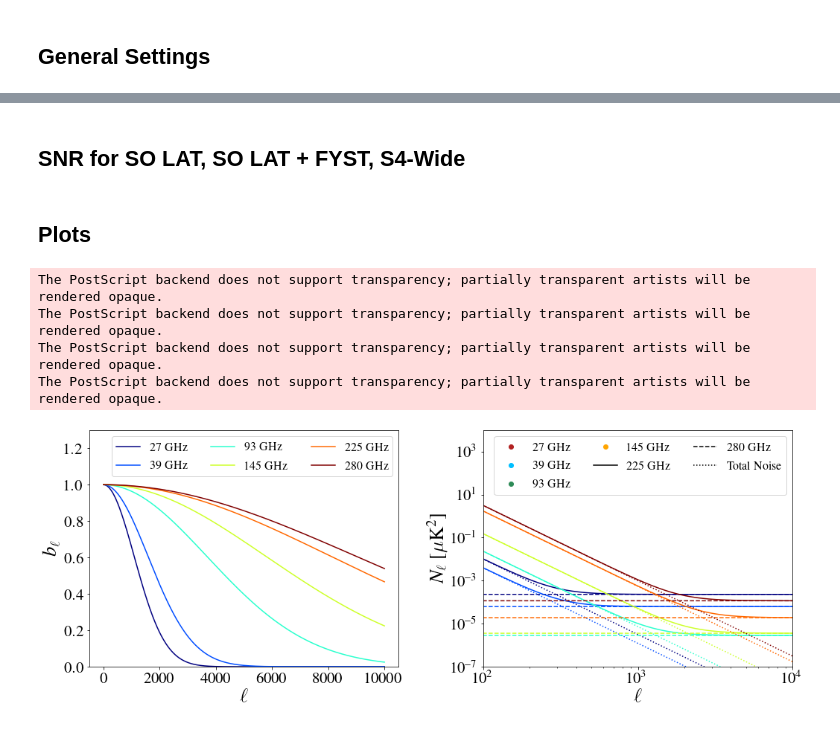
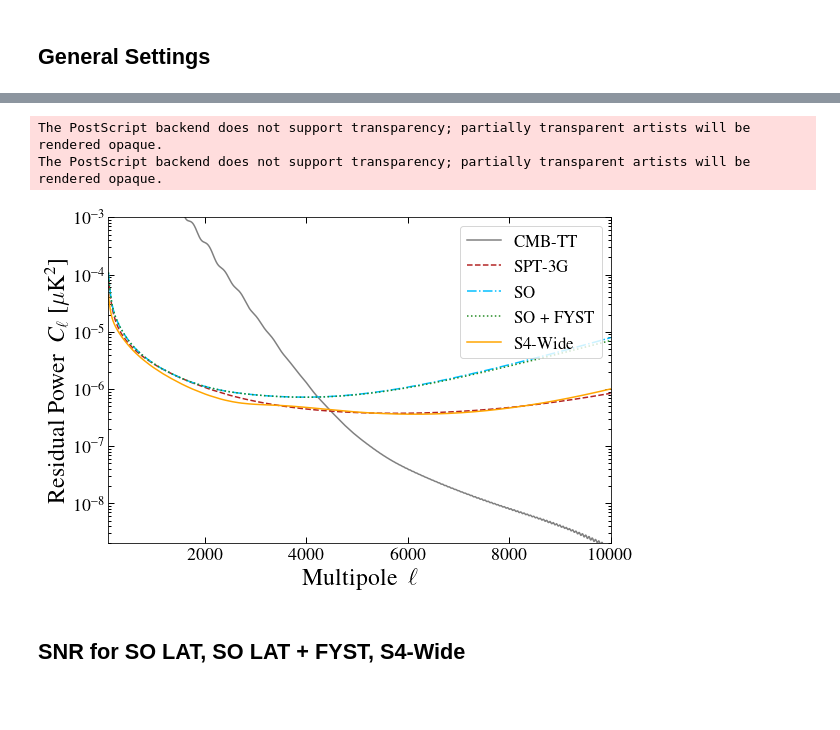
Before and after one commit to s6kelevy/cmb_lensing, a Jupyter notebook: forecasts.ipynb, the cells around one changed output, grey strips where cells are left out. Saved outputs shown, nothing was run; the diff lists cells and outputs as text; code cells hidden in the pictures; blank space fills up the shorter version.

```diff
--- a/forecasts.ipynb
+++ b/forecasts.ipynb
@@ -16,7 +16,7 @@ rc('text.latex',preamble=r'\usepackage{/Volumes/Extreme_SSD/codes/master_thesis/
 from matplotlib.lines import Line2D
 sz_ft = 18
 sz_lb = 18
-color_arr = ['firebrick', 'deepskyblue', 'seagreen', 'orange']
+color_arr = ['firebrick', 'deepskyblue', 'forestgreen', 'orange']
 from tqdm import tqdm
 import cosmo
 import lensing_estimator
@@ -42,16 +45,16 @@ cluster = [2e14, cosmo.concentration_parameter(2e14, z, 0.674), z]
 l, bl = exp.beam_power_spectrum(beam_fwhm = 1.4)
 mass_int = np.arange(0, 4, 0.1)
 # %%
-l, cl_residual_spt_3g, res_ilc_dic_spt_3g, weights_arr_spt_3g = ilc.residuals_and_weights(components = 'all', experiment = 'spt_3g', cov_from_sims = True)
+l, cl_residual_spt_3g, res_ilc_dic_spt_3g, weights_arr_spt_3g = ilc.residuals_and_weights(final_component = 'tsz', components = 'all', experiment = 'spt_3g', cov_from_sims = True)
 cl_noise_spt_3g =  cl_residual_spt_3g
 
-l, cl_residual_so, res_ilc_dic_so, weights_arr_so = ilc.residuals_and_weights(components = 'all', experiment = 'so_lat', cov_from_sims = True)
+l, cl_residual_so, res_ilc_dic_so, weights_arr_so = ilc.residuals_and_weights(final_component = 'tsz', components = 'all', experiment = 'so_lat', cov_from_sims = True)
 cl_noise_so =  cl_residual_so
 
-l, cl_residual_fyst, res_ilc_dic_fyst, weights_arr_fyst = ilc.residuals_and_weights(components = 'all', experiment = 'so_lat_fyst', cov_from_sims = True)
+l, cl_residual_fyst, res_ilc_dic_fyst, weights_arr_fyst = ilc.residuals_and_weights(final_component = 'tsz', components = 'all', experiment = 'so_lat_fyst', cov_from_sims = True)
 cl_noise_fyst =  cl_residual_fyst
 
-l, cl_residual_s4wide, res_ilc_dic_s4wide, weights_arr_s4wide = ilc.residuals_and_weights(components = 'all', experiment = 's4wide', cov_from_sims = True)
+l, cl_residual_s4wide, res_ilc_dic_s4wide, weights_arr_s4wide = ilc.residuals_and_weights(final_component = 'tsz', components = 'all', experiment = 's4wide', cov_from_sims = True)
 cl_noise_s4wide =  cl_residual_s4wide
 
 cl_residuals = [cl_residual_spt_3g, cl_residual_so, cl_residual_fyst, cl_residual_s4wide]
@@ -58,3 +82,26 @@ cl_residuals = [cl_residual_spt_3g, cl_residual_so, cl_residual_fyst, cl_residua
+# %%
+fig, ax = plt.subplots(figsize=(9,6))
+
+ax.set_yscale('log')
+ax.plot(l, cl, label = 'CMB-TT', color = 'gray', ls = '-')
+ax.plot(l, cl_residual_spt_3g-res_ilc_dic_spt_3g['ksz'], label = 'SPT-3G', color = color_arr[0], ls = '--')
+ax.plot(l, cl_residual_so-res_ilc_dic_so['ksz'], label = 'SO', color = color_arr[1], ls = '-.')
+ax.plot(l, cl_residual_fyst-res_ilc_dic_fyst['ksz'], label = 'SO + FYST', color = color_arr[2], ls = ':')
+ax.plot(l, cl_residual_s4wide-res_ilc_dic_s4wide['ksz'], label = 'S4-Wide', color = color_arr[3], ls = '-')
+ax.set_ylabel('Residual Power '+r'$ \ C_\ell \ [\mu$'+'K'+r'$^2]$', fontsize = sz_ft+6)
+ax.set_xlabel('Multipole '+r' \ $\ell$', fontsize = sz_ft+6)
+#ax.tick_params(labelsize = sz_lb)
+ax.tick_params(direction='in', axis='both', length=6, width=1, which = 'major', top = 'on', bottom = 'on', left = 'on', right = 'on', labelsize = sz_lb)
+ax.tick_params(direction='in', axis='both', length=3, width=1, which = 'minor', top = 'on', bottom = 'on', left = 'on', right = 'on', labelsize = sz_lb)
+ax.set_xlim(100, 10000)
+ax.set_ylim(2e-9, 1e-3)
+ax.legend(loc = 1, ncol = 1, prop={'size': sz_lb-1})
+
+plt.savefig('/Volumes/Extreme_SSD/codes/master_thesis/code/figures/residuals.eps', dpi = 200.)
+# %% [output]
+The PostScript backend does not support transparency; partially transparent artists will be rendered opaque.
+The PostScript backend does not support transparency; partially transparent artists will be rendered opaque.
+[figure, added]
 # %% [markdown]
 ## SNR for SO LAT, SO LAT + FYST, S4-Wide
 # %%
@@ -222,5 +269,3 @@ snr_results += "{0:11.3f}".format(snr_s4wide) + "\n"
 file = open('/Volumes/Extreme_SSD/codes/master_thesis/code/results/snr.txt',"w")
 file.write(snr_results)
 file.close()
-# %% [markdown]
-## Plots
@@ -259,41 +271,0 @@ for freq in freq_arr:
-# %%
-fig, axarr = plt.subplots(1,2, figsize=(15,6))
-cmap = cm.jet
-color_grad = [cmap(int(d)) for d in np.linspace(0, 255, len(freq_arr))]
-
-for i in range(len(freq_arr)):
-    axarr[0].plot(l, beam_arr[i],  color = color_grad[i], label = str(freq_arr[i])+' GHz')
-axarr[0].set_xlabel(r'$\ell$', fontsize = sz_ft+9)
-axarr[0].set_ylabel(r'$b_{\ell}$', fontsize = sz_ft+9)
-axarr[0].set_ylim(0,1.3)
-axarr[0].tick_params(labelsize = sz_lb+3)
-axarr[0].legend(ncol = 3, prop={'size': sz_lb-2})
-
-for i in range(len(freq_arr)):
-    axarr[1].plot(l, noise_power_arr[i],  color = color_grad[i], ls = '-')
-    axarr[1].plot(l, noise_power_white_arr[i],  color = color_grad[i], ls = '--')
-    axarr[1].plot(l, noise_power_red_arr[i],  color = color_grad[i], ls = ':')
-
-axarr[1].set_ylabel(r'$N_{\ell}\ [\mu$'+'K'+r'$^2]$', fontsize = sz_ft+9)
-axarr[1].set_xlabel(r'$\ell$', fontsize = sz_ft+9)
-axarr[1].tick_params(labelsize = sz_lb+3)
-axarr[1].set_xscale('log')
-axarr[1].set_yscale('log')
-axarr[1].set_xlim(100, 10000)
-axarr[1].set_ylim(1e-7, 1e4)
-patches = [Line2D([0], [0], color = c, marker='o', ls = '') for c in color_arr]
-patches+= [Line2D([0], [0], color='black',linestyle='-')]
-patches+= [Line2D([0], [0], color='black',linestyle='--')]
-patches+= [Line2D([0], [0], color='black',linestyle=':')]
-labels = [str(freq_arr[0])+' GHz', str(freq_arr[1])+' GHz', str(freq_arr[2])+' GHz', str(freq_arr[3])+' GHz',
-          str(freq_arr[4])+' GHz', str(freq_arr[5])+' GHz','Total Noise', 'White Noise', 'Red Noise']
-axarr[1].legend(patches, labels, ncol = 3, prop={'size': sz_lb-2})
-
-fig.tight_layout(pad=3)
-fig.savefig('/Volumes/Extreme_SSD/codes/master_thesis/code/figures/beam_and_noise_so_lat.eps', dpi = 200, bbox_inches = 'tight')
-# %% [output]
-The PostScript backend does not support transparency; partially transparent artists will be rendered opaque.
-The PostScript backend does not support transparency; partially transparent artists will be rendered opaque.
-The PostScript backend does not support transparency; partially transparent artists will be rendered opaque.
-The PostScript backend does not support transparency; partially transparent artists will be rendered opaque.
-[figure, removed]
```
Also changed, not shown: parts of 6 cells of this notebook, 1 other file.
